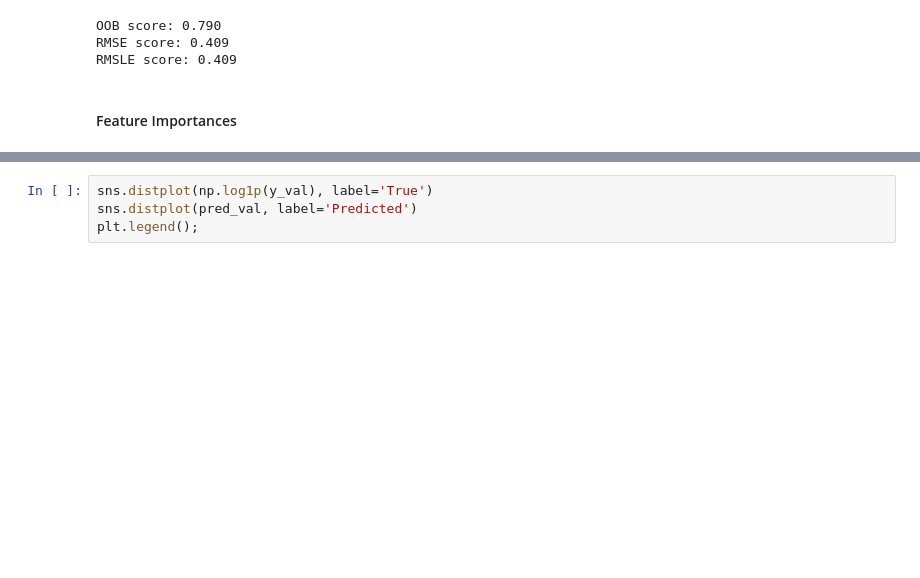
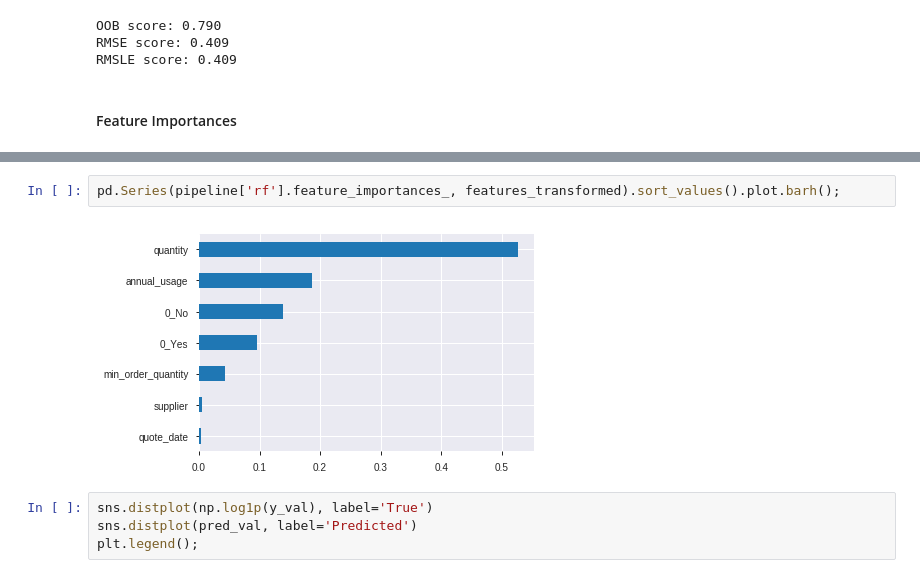
Before and after one commit to LambdaSchool/DEPRECATED-DS-Unit-2-Applied-Modeling, a Jupyter notebook: module1-log-linear-regression/log_linear_regression.ipynb, the cells around one changed output, grey strips where cells are left out. Drawn from its saved outputs; the diff is of its cells as text; blank space fills up the shorter version.

```diff
--- a/module1-log-linear-regression/log_linear_regression.ipynb
+++ b/module1-log-linear-regression/log_linear_regression.ipynb
@@ -673,6 +678,10 @@ onehot: ['0_Yes', '0_No']
 | 1 | min_order_quantity | 0.042829 |
 | 3 | supplier | 0.00414021 |
 | 4 | quote_date | 0.00379132 |
+# %%
+pd.Series(pipeline['rf'].feature_importances_, features_transformed).sort_values().plot.barh();
+# %% [output]
+[figure, added]
 # %%
 sns.distplot(np.log1p(y_val), label='True')
 sns.distplot(pred_val, label='Predicted')
```
Also changed, not shown: parts of 15 cells of this notebook.
